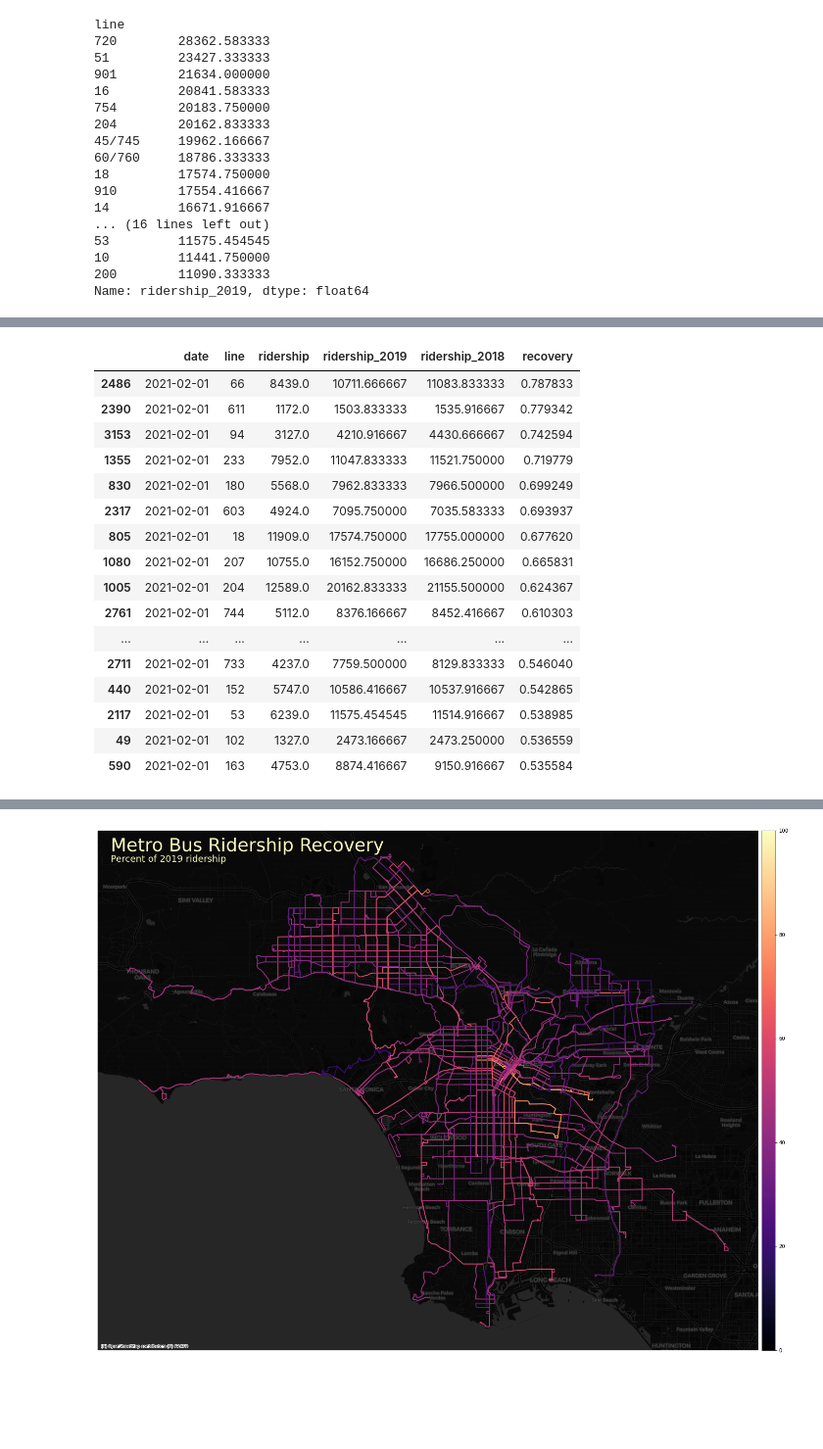
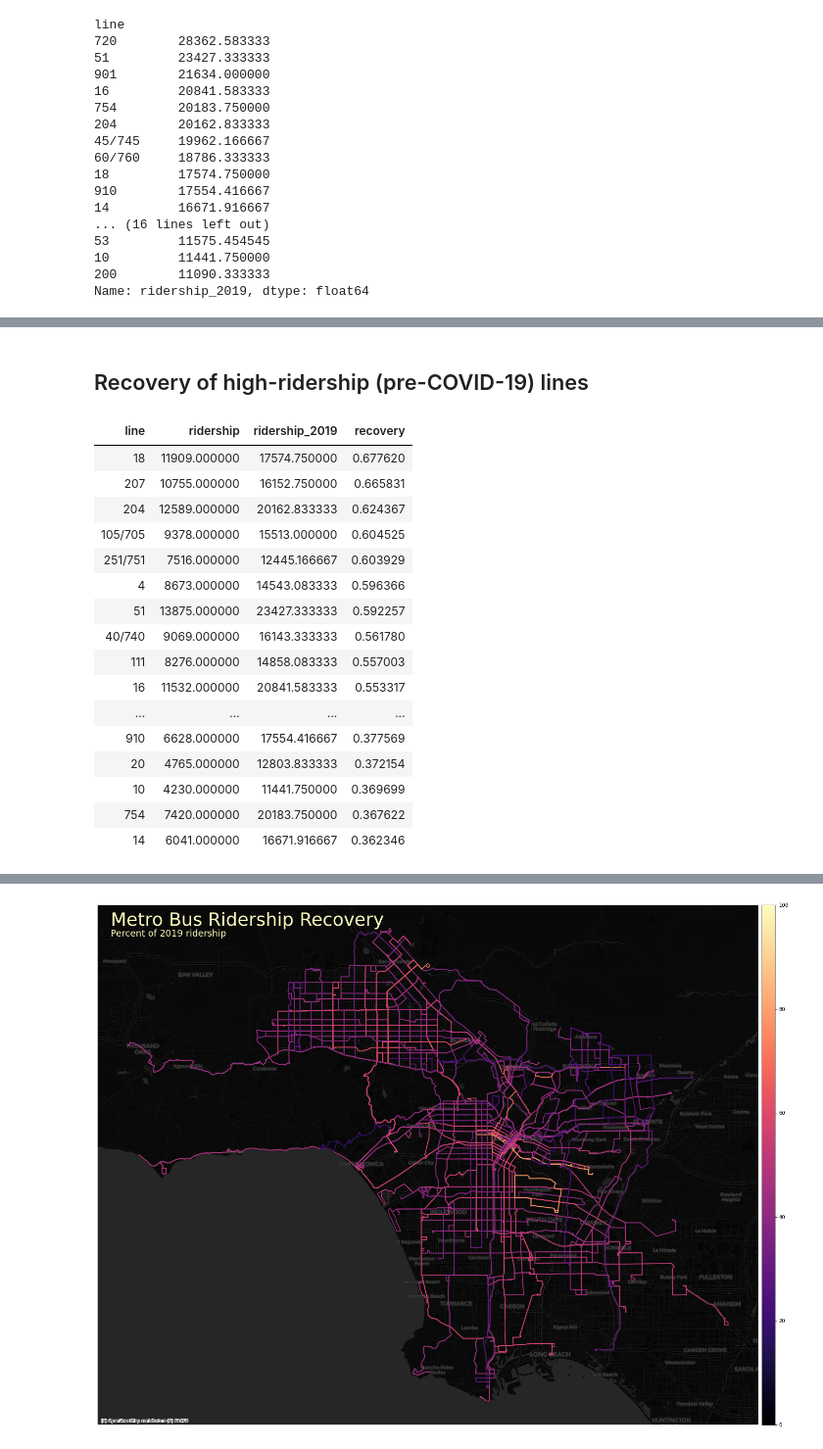
Before and after one commit to ian-r-rose/la-metro-ridership, a Jupyter notebook: metro-ridership-covid-recovery.ipynb, the cells around one changed output, grey strips where cells are left out. Shown at 98% size. Cells and saved outputs as stored; diff of their text form; code cells hidden in the pictures; blank space fills up the shorter version.

```diff
--- a/metro-ridership-covid-recovery.ipynb
+++ b/metro-ridership-covid-recovery.ipynb
@@ -75,22 +75,29 @@ bus_ridership_recovery = (
     bus_ridership[bus_ridership.date == bus_ridership.date.max()]
     .sort_values("recovery", ascending=False)
 )
-bus_ridership_recovery.head(30)
-# %% [output]
-|  | date | line | ridership | ridership_2019 | ridership_2018 | recovery |
-| 2486 | 2021-02-01 | 66 | 8439.0 | 10711.666667 | 11083.833333 | 0.787833 |
-| 2390 | 2021-02-01 | 611 | 1172.0 | 1503.833333 | 1535.916667 | 0.779342 |
-| 3153 | 2021-02-01 | 94 | 3127.0 | 4210.916667 | 4430.666667 | 0.742594 |
-| 1355 | 2021-02-01 | 233 | 7952.0 | 11047.833333 | 11521.750000 | 0.719779 |
-| 830 | 2021-02-01 | 180 | 5568.0 | 7962.833333 | 7966.500000 | 0.699249 |
-| 2317 | 2021-02-01 | 603 | 4924.0 | 7095.750000 | 7035.583333 | 0.693937 |
-| 805 | 2021-02-01 | 18 | 11909.0 | 17574.750000 | 17755.000000 | 0.677620 |
-| 1080 | 2021-02-01 | 207 | 10755.0 | 16152.750000 | 16686.250000 | 0.665831 |
-| 1005 | 2021-02-01 | 204 | 12589.0 | 20162.833333 | 21155.500000 | 0.624367 |
-| 2761 | 2021-02-01 | 744 | 5112.0 | 8376.166667 | 8452.416667 | 0.610303 |
-| ... | ... | ... | ... | ... | ... | ... |
-| 2711 | 2021-02-01 | 733 | 4237.0 | 7759.500000 | 8129.833333 | 0.546040 |
-| 440 | 2021-02-01 | 152 | 5747.0 | 10586.416667 | 10537.916667 | 0.542865 |
-| 2117 | 2021-02-01 | 53 | 6239.0 | 11575.454545 | 11514.916667 | 0.538985 |
-| 49 | 2021-02-01 | 102 | 1327.0 | 2473.166667 | 2473.250000 | 0.536559 |
-| 590 | 2021-02-01 | 163 | 4753.0 | 8874.416667 | 9150.916667 | 0.535584 |
+# %%
+display({"text/markdown": "## Recovery of high-ridership (pre-COVID-19) lines"}, raw=True)
+bus_ridership_recovery.sort_values(
+    "ridership_2019", ascending=False
+).head(30).sort_values(
+    "recovery", ascending=False
+).drop(columns=["date", "ridership_2018"]).style.hide_index()
+# %% [output]
+## Recovery of high-ridership (pre-COVID-19) lines
+| line | ridership | ridership_2019 | recovery |
+| 18 | 11909.000000 | 17574.750000 | 0.677620 |
+| 207 | 10755.000000 | 16152.750000 | 0.665831 |
+| 204 | 12589.000000 | 20162.833333 | 0.624367 |
+| 105/705 | 9378.000000 | 15513.000000 | 0.604525 |
+| 251/751 | 7516.000000 | 12445.166667 | 0.603929 |
+| 4 | 8673.000000 | 14543.083333 | 0.596366 |
+| 51 | 13875.000000 | 23427.333333 | 0.592257 |
+| 40/740 | 9069.000000 | 16143.333333 | 0.561780 |
+| 111 | 8276.000000 | 14858.083333 | 0.557003 |
+| 16 | 11532.000000 | 20841.583333 | 0.553317 |
+| ... | ... | ... | ... |
+| 910 | 6628.000000 | 17554.416667 | 0.377569 |
+| 20 | 4765.000000 | 12803.833333 | 0.372154 |
+| 10 | 4230.000000 | 11441.750000 | 0.369699 |
+| 754 | 7420.000000 | 20183.750000 | 0.367622 |
+| 14 | 6041.000000 | 16671.916667 | 0.362346 |
```
Also changed, not shown: parts of 1 cell of this notebook, 2 other files.
